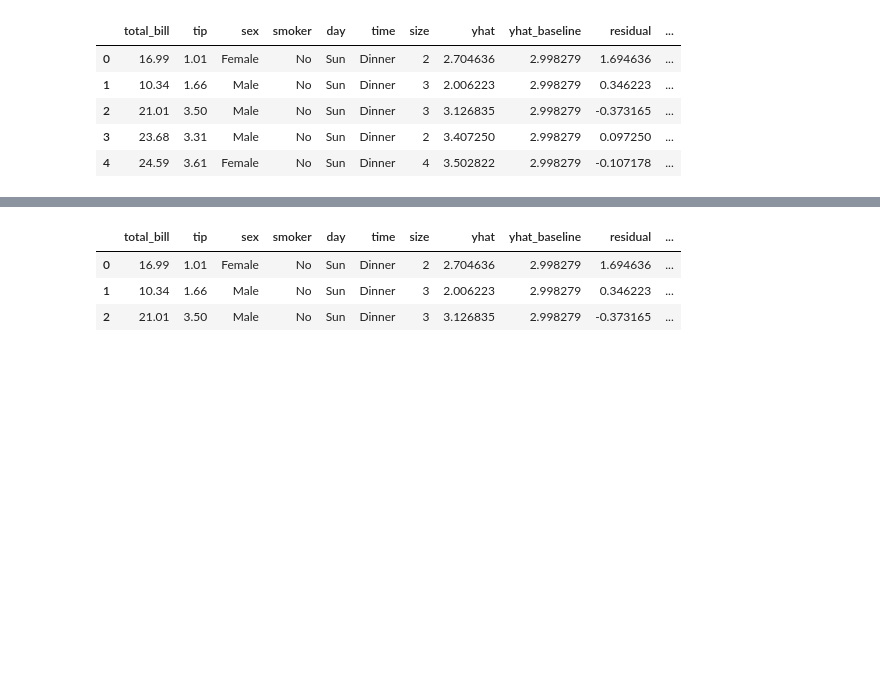
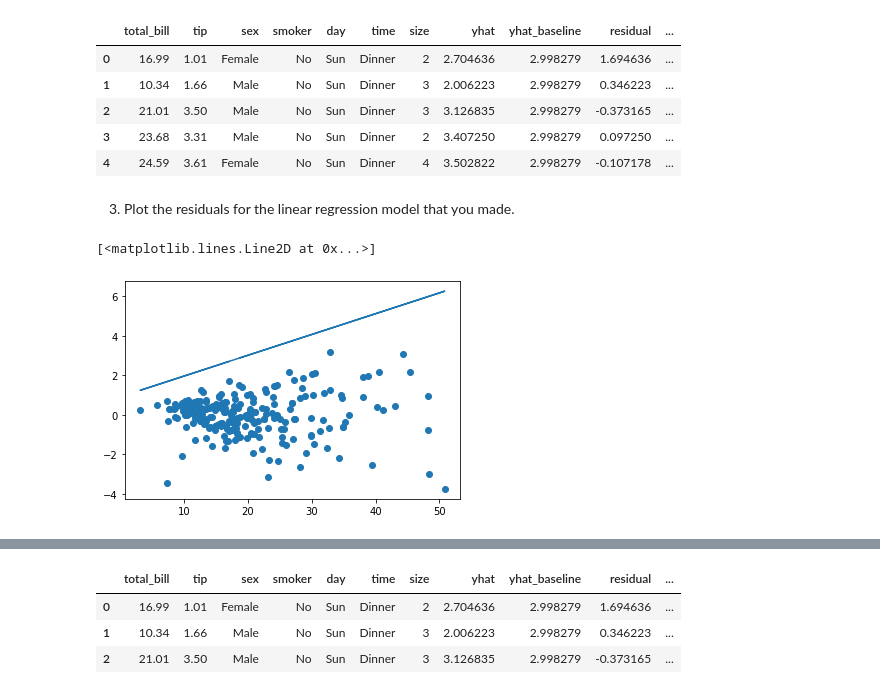
Before and after one commit to SLawsonWoods/regression-exercises, a Jupyter notebook: evaluate.ipynb, the cells around one changed output, grey strips where cells are left out. Cells and saved outputs as stored; diff of their text form; code cells hidden in the pictures; blank space fills up the shorter version.

```diff
--- a/evaluate.ipynb
+++ b/evaluate.ipynb
@@ -82,3 +87,9 @@ df.head()
+# %% [markdown]
+3. Plot the residuals for the linear regression model that you made.
 # %%
-
-sns.relplot(data=df, y='total_bill', x='tip')
+# plot the residuals
+plt.scatter(df.total_bill,df.residual)
+plt.plot(df.total_bill, df.yhat)
+# %% [output]
+[<matplotlib.lines.Line2D at 0x...>]
+[figure, added]
```
Also changed, not shown: parts of 20 cells of this notebook, 1 other file.
